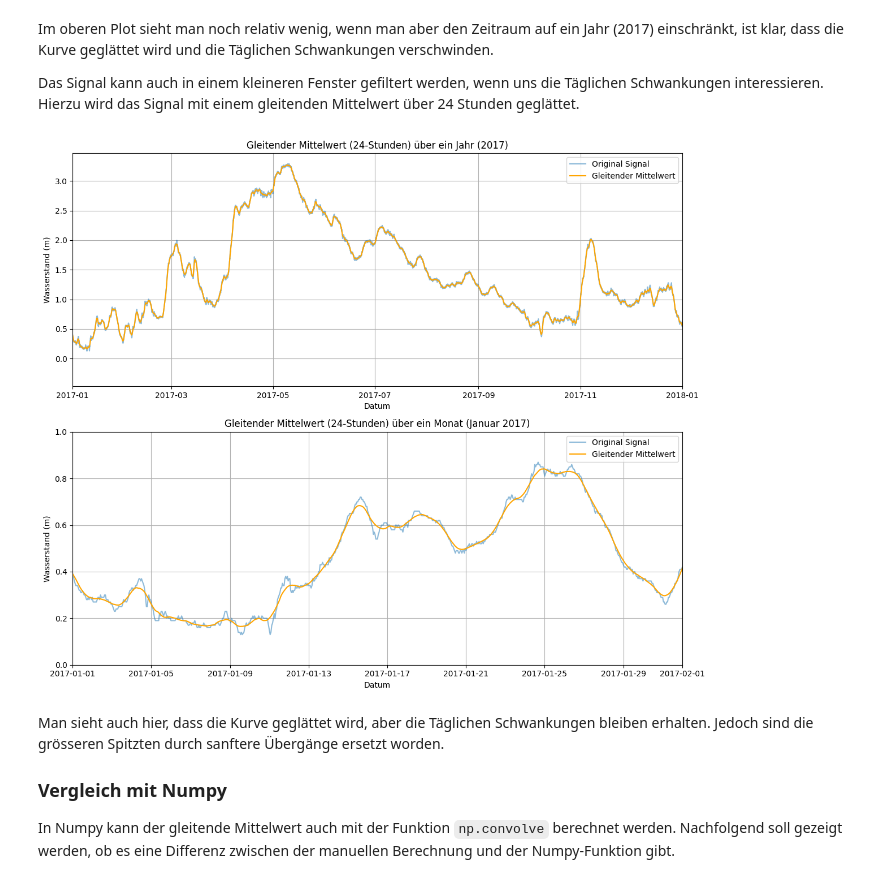
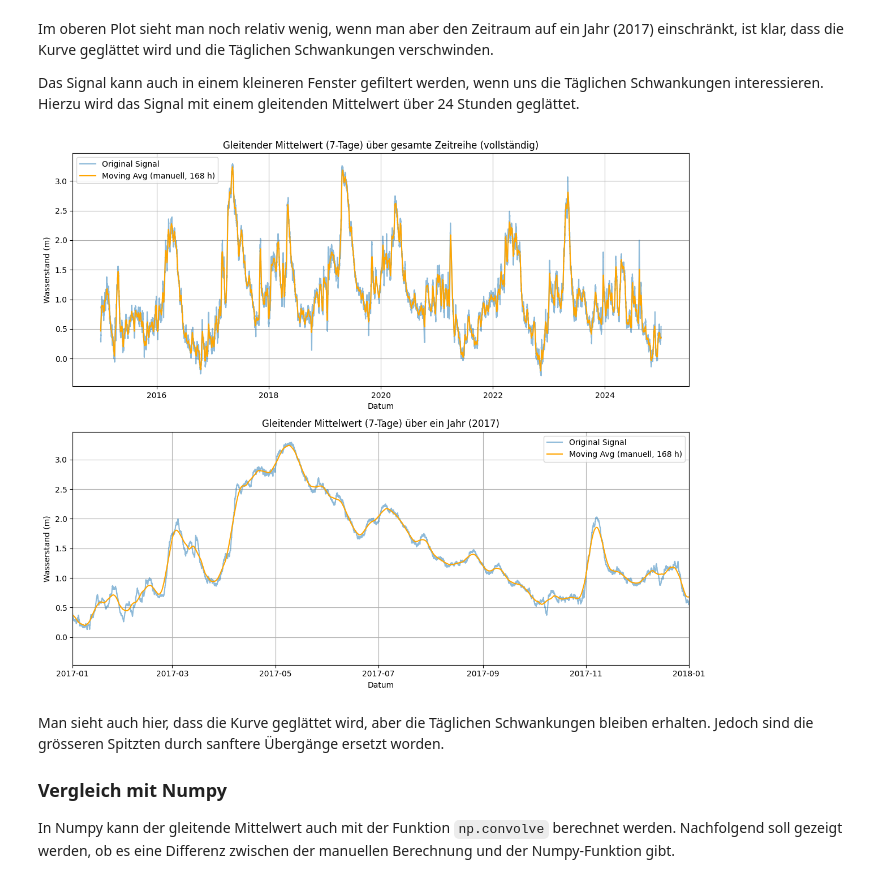
Before and after one commit to adrianmeier2002/gbsv_minichallenges, a Jupyter notebook: MC1/MC1_Day10_15.ipynb, the cells around one changed output. Cells and saved outputs as stored; diff of their text form; code cells hidden in the pictures.

```diff
--- a/MC1/MC1_Day10_15.ipynb
+++ b/MC1/MC1_Day10_15.ipynb
@@ -70,40 +70,79 @@ Im oberen Plot sieht man noch relativ wenig, wenn man aber den Zeitraum auf ein
 
 Das Signal kann auch in einem kleineren Fenster gefiltert werden, wenn uns die Täglichen Schwankungen interessieren. Hierzu wird das Signal mit einem gleitenden Mittelwert über 24 Stunden geglättet.
 # %%
-# Signal vorbereiten
-sig = water_raw.set_index('Observed_date')['Sealevel'].asfreq('h').interpolate(limit=16*7)
+# --- Funktion für manuellen gleitenden Mittelwert (Prefix-Sum-Ansatz) ---
+def manual_moving_average(values, window_size):
+    """
+    Berechnet den gleitenden Mittelwert manuell (ohne NumPy) über die gesamte Zeitreihe.
+    Nutzt Prefix-Summen für effiziente Berechnung auch bei grossen Datensätzen.
+
+    Parameter:
+        values (list oder np.ndarray): Eingabesignal (z. B. Wasserstandswerte)
+        window_size (int): Fenstergrösse in Samples (z. B. 7*24 für 7 Tage bei stündlichen Daten)
+
+    Rückgabe:
+        np.ndarray: geglättetes Signal, gleiche Länge wie Eingabe
+    """
+    x_list = [float(v) for v in values]
+    N = len(x_list)
+    half = window_size // 2
+
+    # Prefix Sum vorbereiten
+    prefix = [0.0] * (N + 1)
+    for i in range(N):
+        prefix[i + 1] = prefix[i] + x_list[i]
+
+    # Gleitenden Mittelwert berechnen
+    x_smooth = [0.0] * N
+    for i in range(N):
+        start = max(0, i - half)
+        end = min(N, i + half + 1)
+        length = end - start
+        s = prefix[end] - prefix[start]
+        x_smooth[i] = s / length
+
+    return np.array(x_smooth)
+
+
+# --- Signal vorbereiten ---
+sig = water_raw.set_index('Observed_date')['Sealevel'].asfreq('h').interpolate(limit=16*24)
 x = sig.values
+dates = sig.index
 
-# 1) Klassischer gleitender Mittelwert (manuell)
-window_size = 24  # 7-Tage-Glättung
-kernel = np.ones(window_size) / window_size
-x_filtered_manual = np.convolve(x, kernel, mode='same')
+# --- Parameter ---
+window_size = 7 * 24  # 7 Tage = 168 Stunden
 
-# 2) Visualisierung über die gesamte Zeitreihe und über ein Jahr
-plt.subplots(2, 1, figsize=(12, 10))
-plt.subplot(2, 1, 1)
-plt.plot(sig.index, x, label='Original Signal', alpha=0.5)
-plt.plot(sig.index, x_filtered_manual, label='Gleitender Mittelwert', color='orange')
-plt.xlim([pd.Timestamp("2017-01-01"), pd.Timestamp("2018-01-01")])
-plt.title('Gleitender Mittelwert (24-Stunden) über ein Jahr (2017)')
+# --- Berechnung mit der Funktion ---
+x_manual_centered = manual_moving_average(x, window_size)
+
+# --- Plot: gesamte Zeitreihe + Jahr 2017 ---
+plt.figure(figsize=(12,10))
+
+# 1) Gesamtansicht
+plt.subplot(2,1,1)
+plt.plot(dates, x, label='Original Signal', alpha=0.5)
+plt.plot(dates, x_manual_centered, label=f'Moving Avg (manuell, {window_size} h)', color='orange')
+plt.title('Gleitender Mittelwert (7-Tage) über gesamte Zeitreihe (vollständig)')
 plt.xlabel('Datum')
 plt.ylabel('Wasserstand (m)')
 plt.legend()
 plt.grid()
-plt.subplot(2, 1, 2)
-plt.plot(sig.index, x, label='Original Signal', alpha=0.5)
-plt.plot(sig.index, x_filtered_manual, label='Gleitender Mittelwert', color='orange')
-plt.xlim([pd.Timestamp("2017-01-01"), pd.Timestamp("2017-02-01")])
-plt.ylim([0, 1])
-plt.title('Gleitender Mittelwert (24-Stunden) über ein Monat (Januar 2017)')
+
+# 2) Zoom auf Jahr 2017
+plt.subplot(2,1,2)
+plt.plot(dates, x, label='Original Signal', alpha=0.5)
+plt.plot(dates, x_manual_centered, label=f'Moving Avg (manuell, {window_size} h)', color='orange')
+plt.xlim([pd.Timestamp("2017-01-01"), pd.Timestamp("2018-01-01")])
+plt.title('Gleitender Mittelwert (7-Tage) über ein Jahr (2017)')
 plt.xlabel('Datum')
 plt.ylabel('Wasserstand (m)')
 plt.legend()
 plt.grid()
+
 plt.tight_layout()
 plt.show()
 # %% [output]
-[figure, old version]
+[figure, new version]
 # %% [markdown]
 Man sieht auch hier, dass die Kurve geglättet wird, aber die Täglichen Schwankungen bleiben erhalten. Jedoch sind die grösseren Spitzten durch sanftere Übergänge ersetzt worden.
 
```
Also changed, not shown: parts of 3 cells of this notebook, 1 other file.
